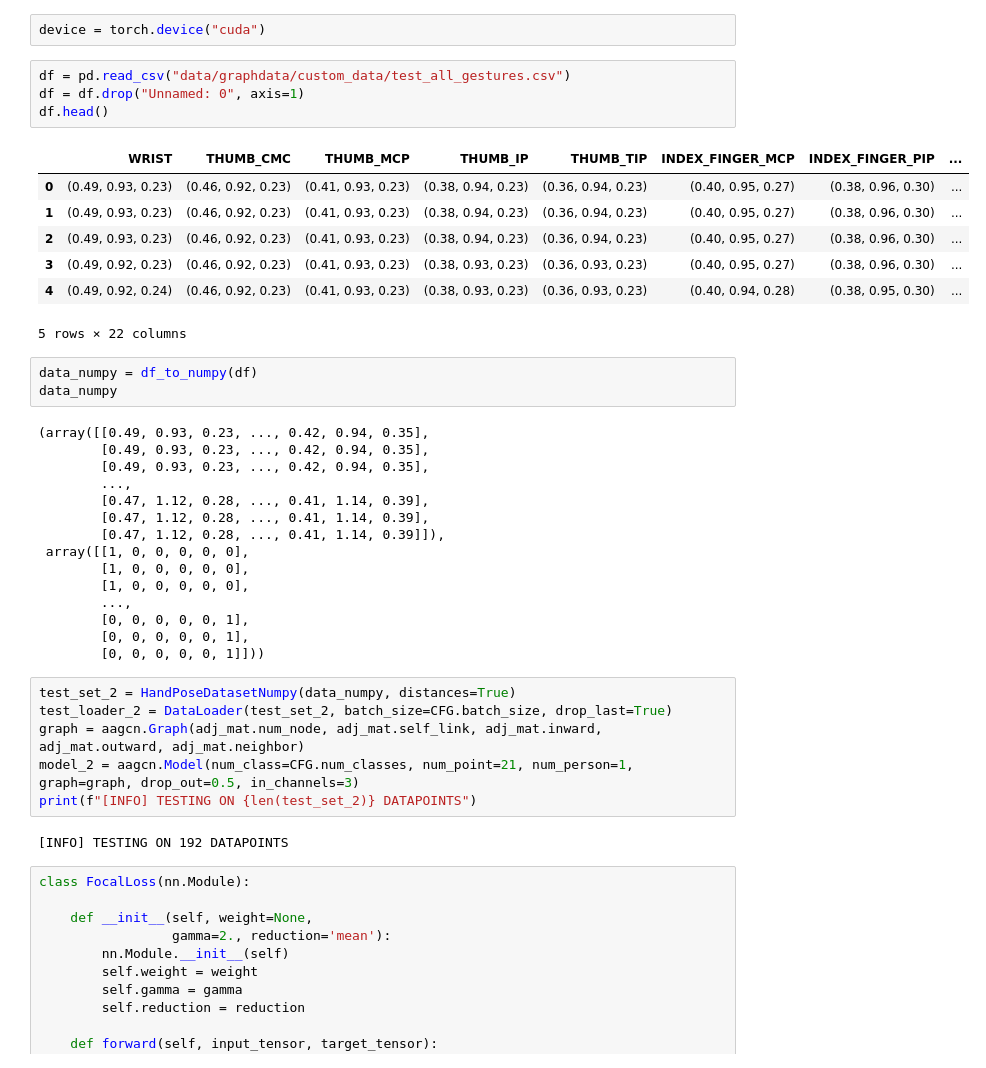
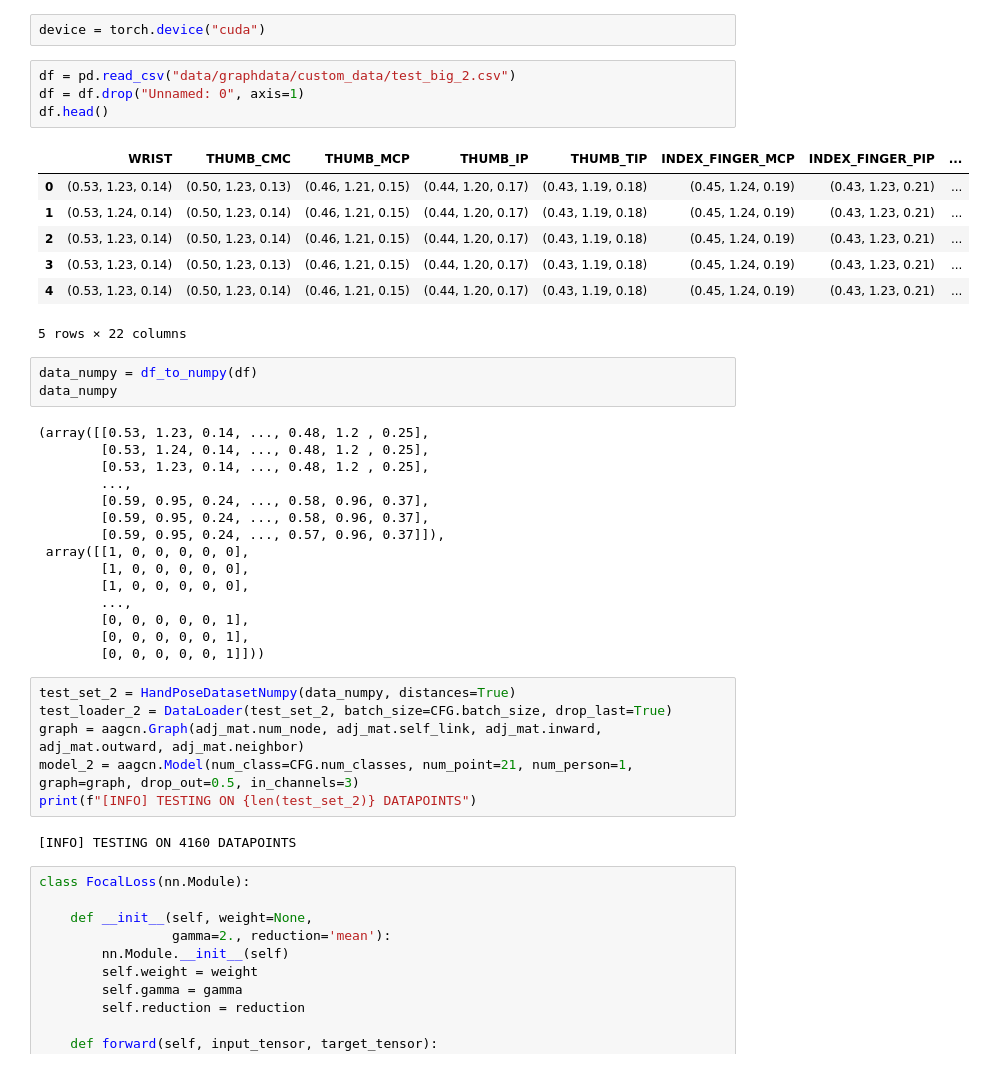
Before and after one commit to semijon26/Hand-Gesture-Recognition-in-manual-assembly-tasks-using-GCN, a Jupyter notebook: run_occluded_hand_detection_data_classification.ipynb, the cells around one changed output. Cells and saved outputs as stored; diff of their text form.

```diff
--- a/run_occluded_hand_detection_data_classification.ipynb
+++ b/run_occluded_hand_detection_data_classification.ipynb
@@ -23,28 +23,28 @@ from utils import training_supervision, adj_mat
 # %%
 device = torch.device("cuda")
 # %%
-df = pd.read_csv("data/graphdata/custom_data/test_all_gestures.csv")
+df = pd.read_csv("data/graphdata/custom_data/test_big_2.csv")
 df = df.drop("Unnamed: 0", axis=1)
 df.head()
 # %% [output]
 |  | WRIST | THUMB_CMC | THUMB_MCP | THUMB_IP | THUMB_TIP | INDEX_FINGER_MCP | INDEX_FINGER_PIP | ... |
-| 0 | (0.49, 0.93, 0.23) | (0.46, 0.92, 0.23) | (0.41, 0.93, 0.23) | (0.38, 0.94, 0.23) | (0.36, 0.94, 0.23) | (0.40, 0.95, 0.27) | (0.38, 0.96, 0.30) | ... |
-| 1 | (0.49, 0.93, 0.23) | (0.46, 0.92, 0.23) | (0.41, 0.93, 0.23) | (0.38, 0.94, 0.23) | (0.36, 0.94, 0.23) | (0.40, 0.95, 0.27) | (0.38, 0.96, 0.30) | ... |
-| 2 | (0.49, 0.93, 0.23) | (0.46, 0.92, 0.23) | (0.41, 0.93, 0.23) | (0.38, 0.94, 0.23) | (0.36, 0.94, 0.23) | (0.40, 0.95, 0.27) | (0.38, 0.96, 0.30) | ... |
-| 3 | (0.49, 0.92, 0.23) | (0.46, 0.92, 0.23) | (0.41, 0.93, 0.23) | (0.38, 0.93, 0.23) | (0.36, 0.93, 0.23) | (0.40, 0.95, 0.27) | (0.38, 0.96, 0.30) | ... |
-| 4 | (0.49, 0.92, 0.24) | (0.46, 0.92, 0.23) | (0.41, 0.93, 0.23) | (0.38, 0.93, 0.23) | (0.36, 0.93, 0.23) | (0.40, 0.94, 0.28) | (0.38, 0.95, 0.30) | ... |
+| 0 | (0.53, 1.23, 0.14) | (0.50, 1.23, 0.13) | (0.46, 1.21, 0.15) | (0.44, 1.20, 0.17) | (0.43, 1.19, 0.18) | (0.45, 1.24, 0.19) | (0.43, 1.23, 0.21) | ... |
+| 1 | (0.53, 1.24, 0.14) | (0.50, 1.23, 0.14) | (0.46, 1.21, 0.15) | (0.44, 1.20, 0.17) | (0.43, 1.19, 0.18) | (0.45, 1.24, 0.19) | (0.43, 1.23, 0.21) | ... |
+| 2 | (0.53, 1.23, 0.14) | (0.50, 1.23, 0.14) | (0.46, 1.21, 0.15) | (0.44, 1.20, 0.17) | (0.43, 1.19, 0.18) | (0.45, 1.24, 0.19) | (0.43, 1.23, 0.21) | ... |
+| 3 | (0.53, 1.23, 0.14) | (0.50, 1.23, 0.13) | (0.46, 1.21, 0.15) | (0.44, 1.20, 0.17) | (0.43, 1.19, 0.18) | (0.45, 1.24, 0.19) | (0.43, 1.23, 0.21) | ... |
+| 4 | (0.53, 1.23, 0.14) | (0.50, 1.23, 0.14) | (0.46, 1.21, 0.15) | (0.44, 1.20, 0.17) | (0.43, 1.19, 0.18) | (0.45, 1.24, 0.19) | (0.43, 1.23, 0.21) | ... |
 5 rows × 22 columns
 # %%
 data_numpy = df_to_numpy(df)
 data_numpy
 # %% [output]
-(array([[0.49, 0.93, 0.23, ..., 0.42, 0.94, 0.35],
-        [0.49, 0.93, 0.23, ..., 0.42, 0.94, 0.35],
-        [0.49, 0.93, 0.23, ..., 0.42, 0.94, 0.35],
+(array([[0.53, 1.23, 0.14, ..., 0.48, 1.2 , 0.25],
+        [0.53, 1.24, 0.14, ..., 0.48, 1.2 , 0.25],
+        [0.53, 1.23, 0.14, ..., 0.48, 1.2 , 0.25],
         ...,
-        [0.47, 1.12, 0.28, ..., 0.41, 1.14, 0.39],
-        [0.47, 1.12, 0.28, ..., 0.41, 1.14, 0.39],
-        [0.47, 1.12, 0.28, ..., 0.41, 1.14, 0.39]]),
+        [0.59, 0.95, 0.24, ..., 0.58, 0.96, 0.37],
+        [0.59, 0.95, 0.24, ..., 0.58, 0.96, 0.37],
+        [0.59, 0.95, 0.24, ..., 0.57, 0.96, 0.37]]),
  array([[1, 0, 0, 0, 0, 0],
         [1, 0, 0, 0, 0, 0],
         [1, 0, 0, 0, 0, 0],
@@ -59,7 +59,7 @@ graph = aagcn.Graph(adj_mat.num_node, adj_mat.self_link, adj_mat.inward, adj_mat
 model_2 = aagcn.Model(num_class=CFG.num_classes, num_point=21, num_person=1, graph=graph, drop_out=0.5, in_channels=3)
 print(f"[INFO] TESTING ON {len(test_set_2)} DATAPOINTS")
 # %% [output]
-[INFO] TESTING ON 192 DATAPOINTS
+[INFO] TESTING ON 4160 DATAPOINTS
 # %%
 class FocalLoss(nn.Module):
 
```
Also changed, not shown: parts of 2 cells of this notebook, 8 other files.
